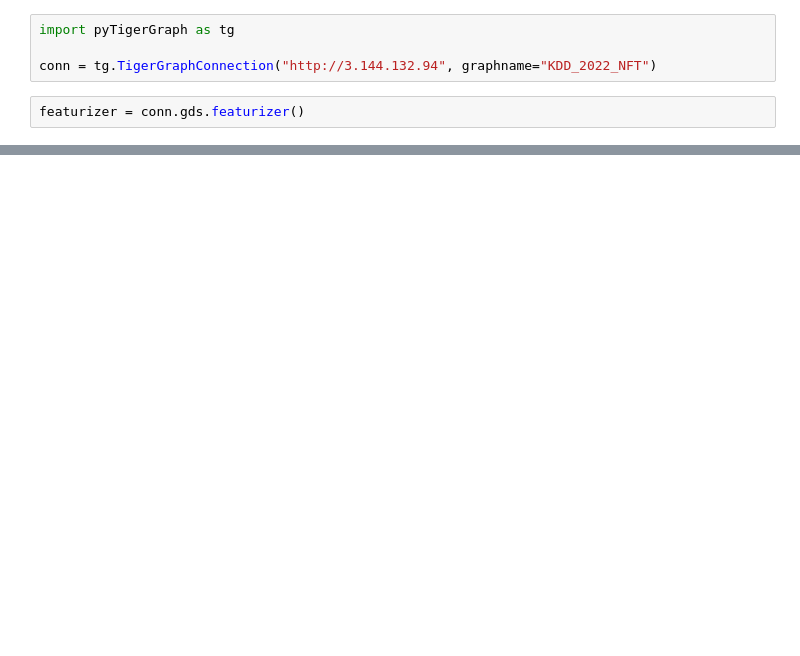
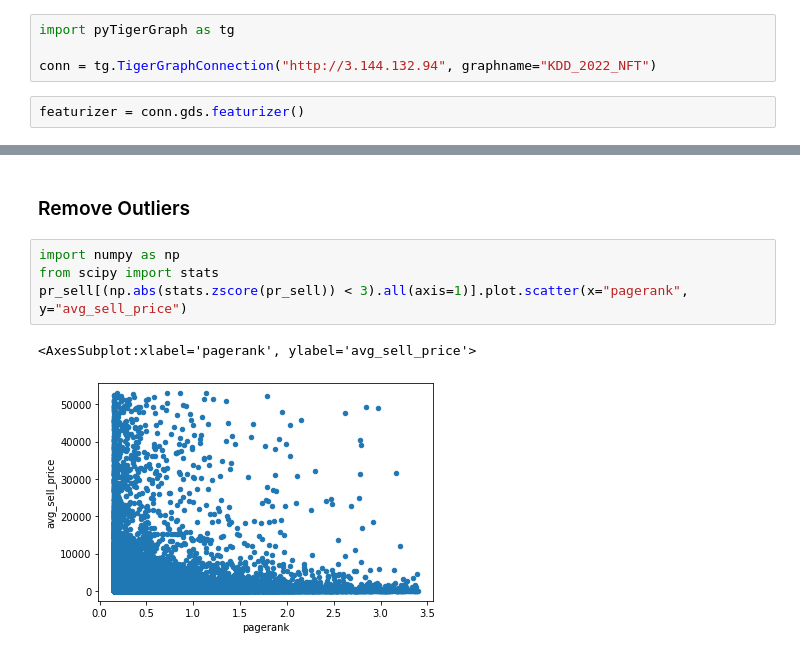
Before and after one commit to TigerGraph-DevLabs/kdd2022-tutorial, a Jupyter notebook: notebooks/graph_algorithms.ipynb, the cells around one changed output, grey strips where cells are left out. Cells and saved outputs as stored; diff of their text form; blank space fills up the shorter version.

```diff
--- a/notebooks/graph_algorithms.ipynb
+++ b/notebooks/graph_algorithms.ipynb
@@ -35,0 +98,9 @@ ConnectionError: Failed to create global schema change jobs: [add_VERTEX_attr_DL
+# %% [markdown]
+### Remove Outliers
+# %%
+import numpy as np
+from scipy import stats
+pr_sell[(np.abs(stats.zscore(pr_sell)) < 3).all(axis=1)].plot.scatter(x="pagerank", y="avg_sell_price")
+# %% [output]
+<AxesSubplot:xlabel='pagerank', ylabel='avg_sell_price'>
+[figure, added]
```
Also changed, not shown: parts of 25 cells of this notebook, 2 other files.
